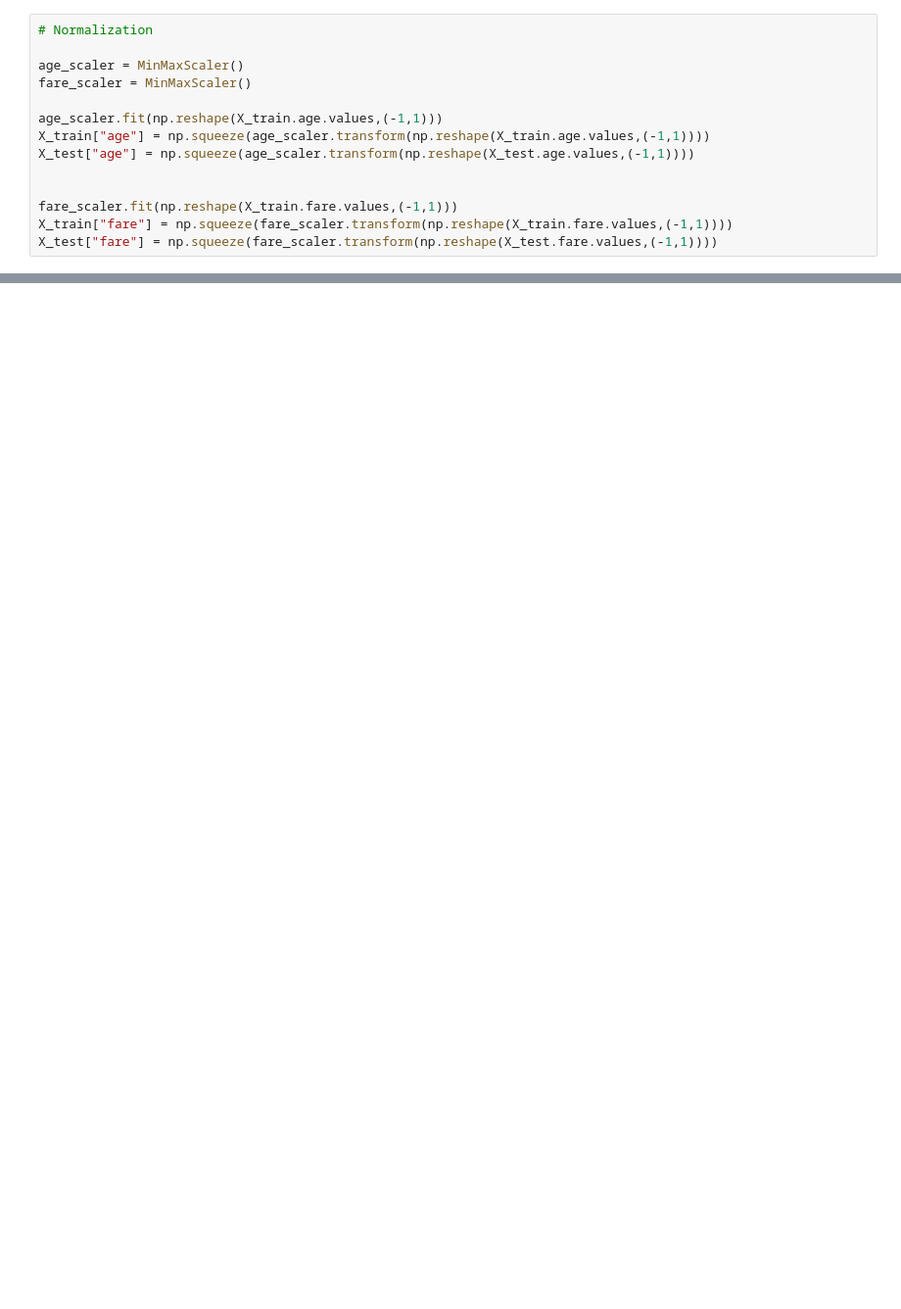
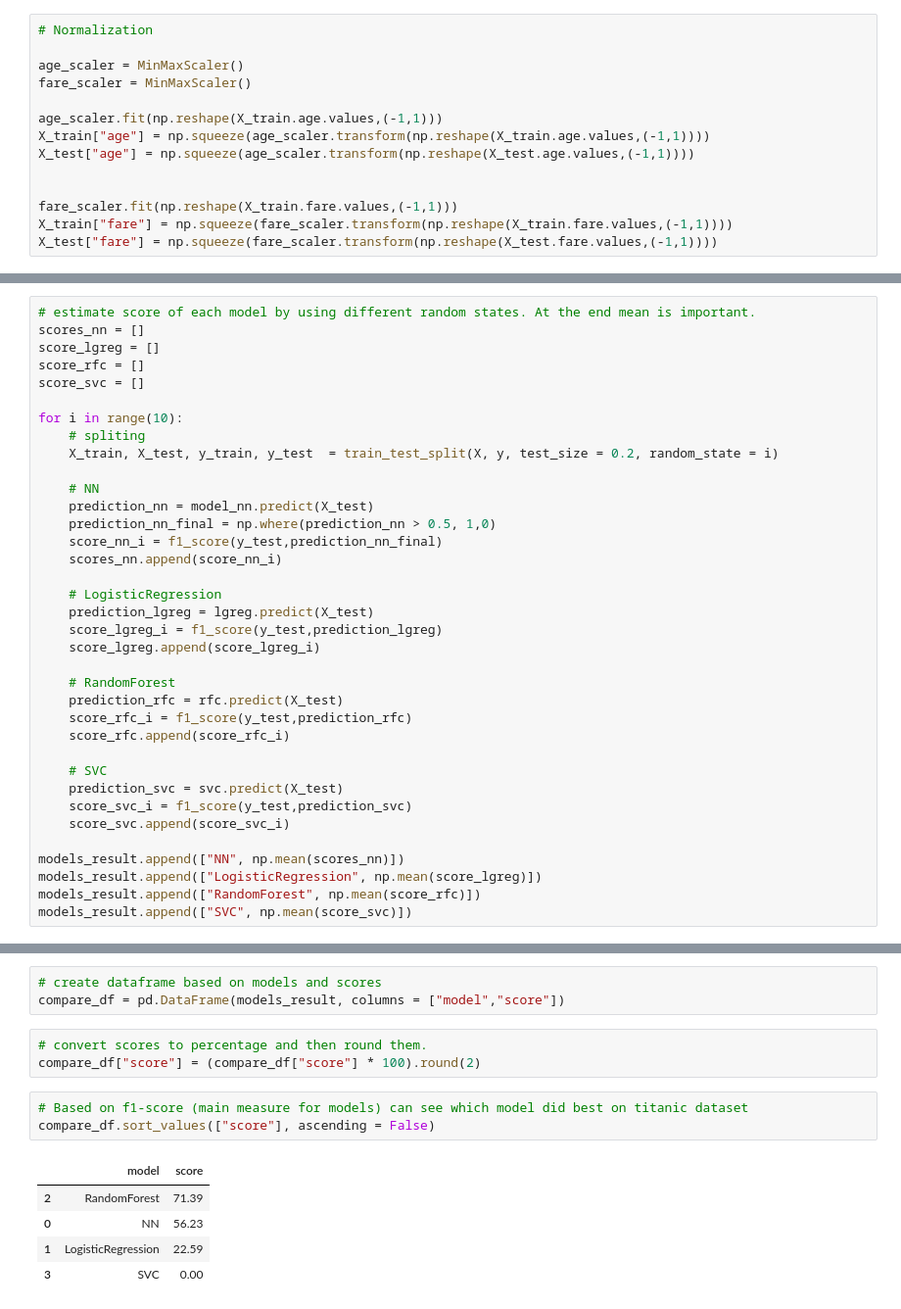
Before and after one commit to amyrmahdy/pets, a Jupyter notebook: AI/classification/titanic/main.ipynb, the cells around one changed output, grey strips where cells are left out. Shown: that part at 98% size. Saved outputs shown, nothing was run; the diff lists cells and outputs as text; blank space fills up the shorter version.

Commit message:
titanic first version

```diff
--- a/AI/classification/titanic/main.ipynb
+++ b/AI/classification/titanic/main.ipynb
@@ -259,0 +230,36 @@ score of SVC: 0.7751937984496124
+# %%
+# estimate score of each model by using different random states. At the end mean is important.
+scores_nn = []
+score_lgreg = []
+score_rfc = []
+score_svc = []
+
+for i in range(10):
+    # spliting
+    X_train, X_test, y_train, y_test  = train_test_split(X, y, test_size = 0.2, random_state = i)
+
+    # NN
+    prediction_nn = model_nn.predict(X_test)
+    prediction_nn_final = np.where(prediction_nn > 0.5, 1,0)
+    score_nn_i = f1_score(y_test,prediction_nn_final)
+    scores_nn.append(score_nn_i)
+
+    # LogisticRegression
+    prediction_lgreg = lgreg.predict(X_test)
+    score_lgreg_i = f1_score(y_test,prediction_lgreg)
+    score_lgreg.append(score_lgreg_i)
+
+    # RandomForest
+    prediction_rfc = rfc.predict(X_test)
+    score_rfc_i = f1_score(y_test,prediction_rfc)
+    score_rfc.append(score_rfc_i)
+
+    # SVC
+    prediction_svc = svc.predict(X_test)
+    score_svc_i = f1_score(y_test,prediction_svc)
+    score_svc.append(score_svc_i)
+
+models_result.append(["NN", np.mean(scores_nn)])
+models_result.append(["LogisticRegression", np.mean(score_lgreg)])
+models_result.append(["RandomForest", np.mean(score_rfc)])
+models_result.append(["SVC", np.mean(score_svc)])
@@ -259,0 +277,15 @@ score of SVC: 0.7751937984496124
+# %%
+# create dataframe based on models and scores
+compare_df = pd.DataFrame(models_result, columns = ["model","score"])
+# %%
+# convert scores to percentage and then round them.
+compare_df["score"] = (compare_df["score"] * 100).round(2)
+# %%
+# Based on f1-score (main measure for models) can see which model did best on titanic dataset
+compare_df.sort_values(["score"], ascending = False)
+# %% [output]
+|  | model | score |
+| 2 | RandomForest | 71.39 |
+| 0 | NN | 56.23 |
+| 1 | LogisticRegression | 22.59 |
+| 3 | SVC | 0.00 |
```
Also changed, not shown: parts of 58 cells of this notebook.
